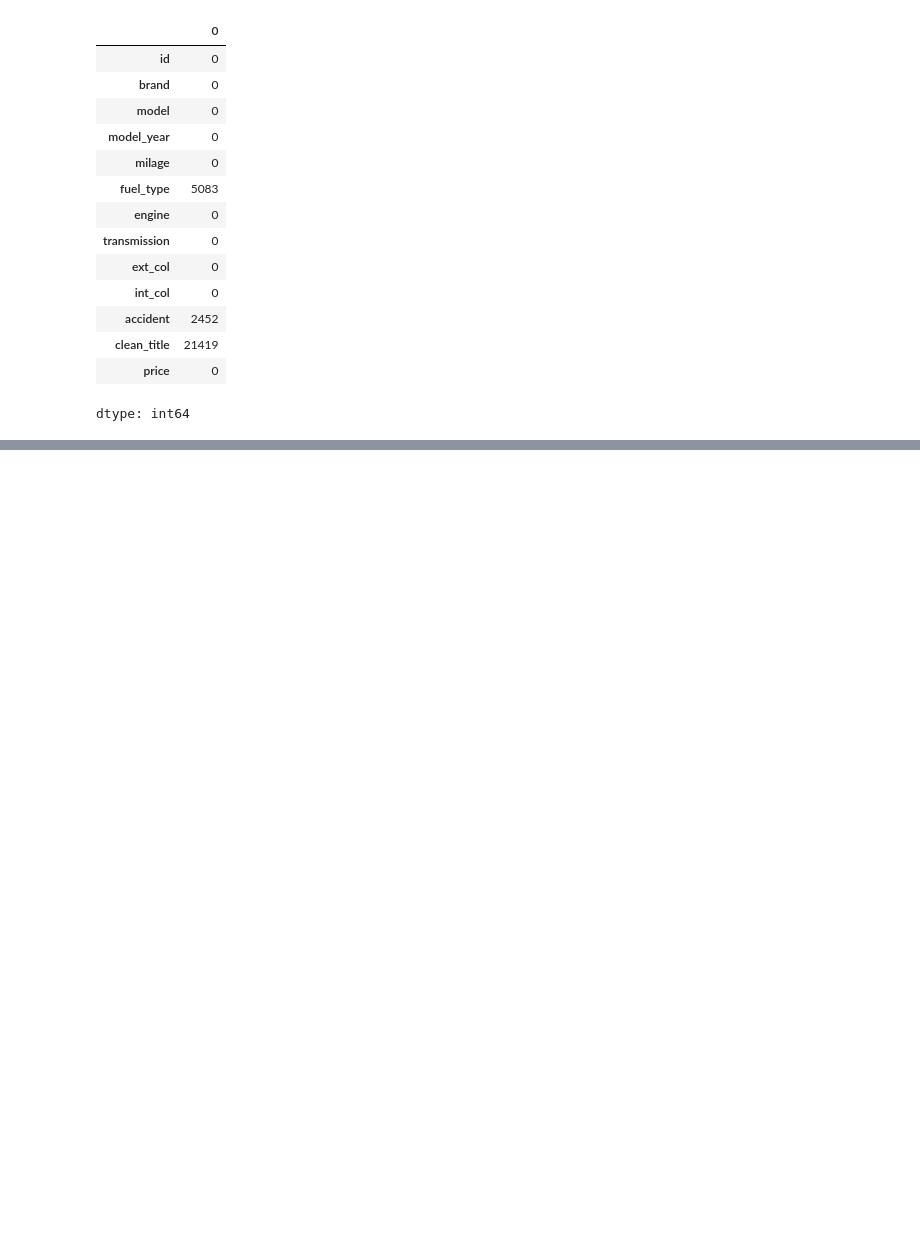
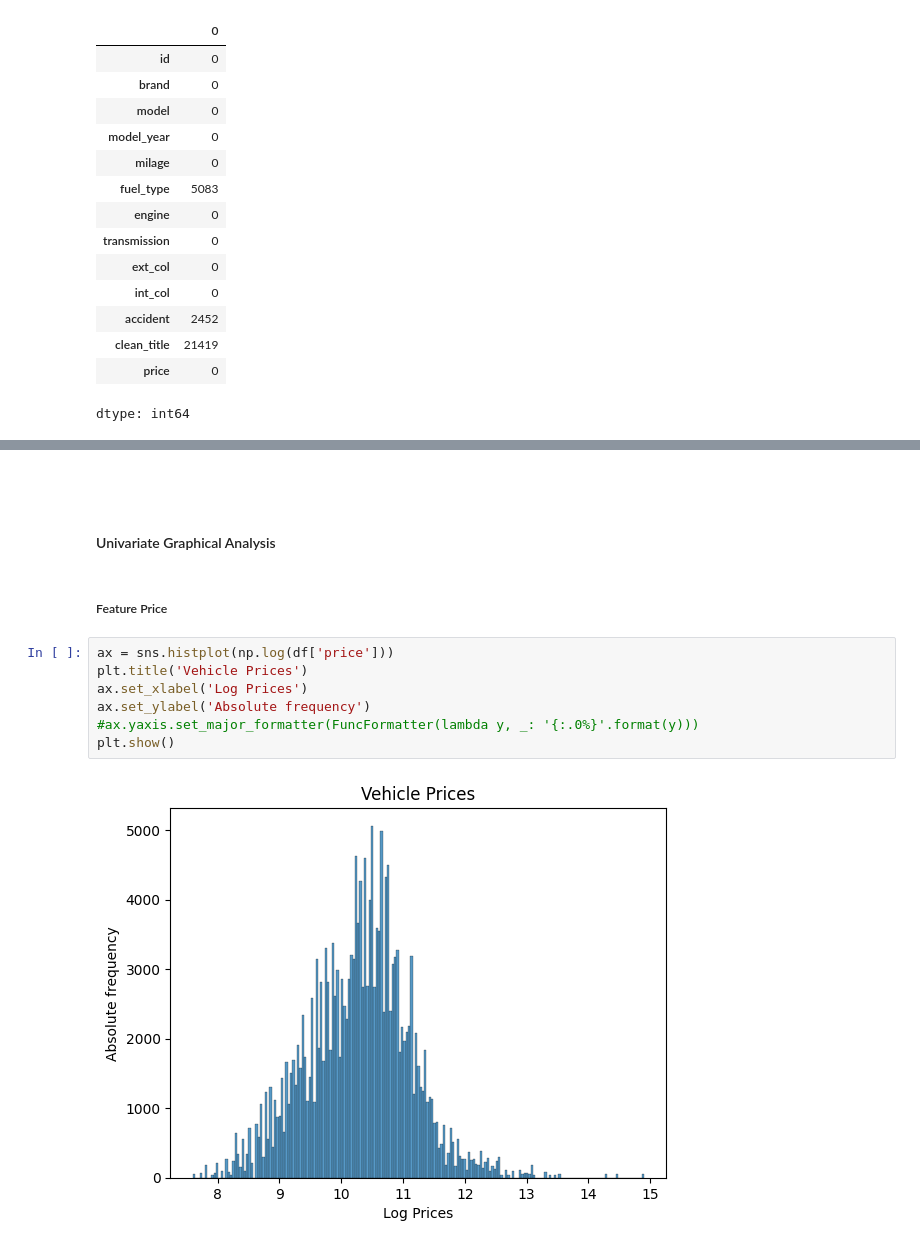
Before and after one commit to andrerizzo/Used_Cars_Price_Prediction, a Jupyter notebook: Used_Cars_Price_Prediction_v1.ipynb, the cells around one changed output, grey strips where cells are left out. Cells and saved outputs as stored; diff of their text form; blank space fills up the shorter version.

```diff
--- a/Used_Cars_Price_Prediction_v1.ipynb
+++ b/Used_Cars_Price_Prediction_v1.ipynb
@@ -208,0 +326,17 @@ Número de observações repetidas: 0
+# %% [markdown]
+<br>
+
+<br>
+
+#### Univariate Graphical Analysis
+# %% [markdown]
+##### Feature Price
+# %%
+ax = sns.histplot(np.log(df['price']))
+plt.title('Vehicle Prices')
+ax.set_xlabel('Log Prices')
+ax.set_ylabel('Absolute frequency')
+#ax.yaxis.set_major_formatter(FuncFormatter(lambda y, _: '{:.0%}'.format(y)))
+plt.show()
+# %% [output]
+[figure, added]
```
Also changed, not shown: parts of 63 cells of this notebook.
